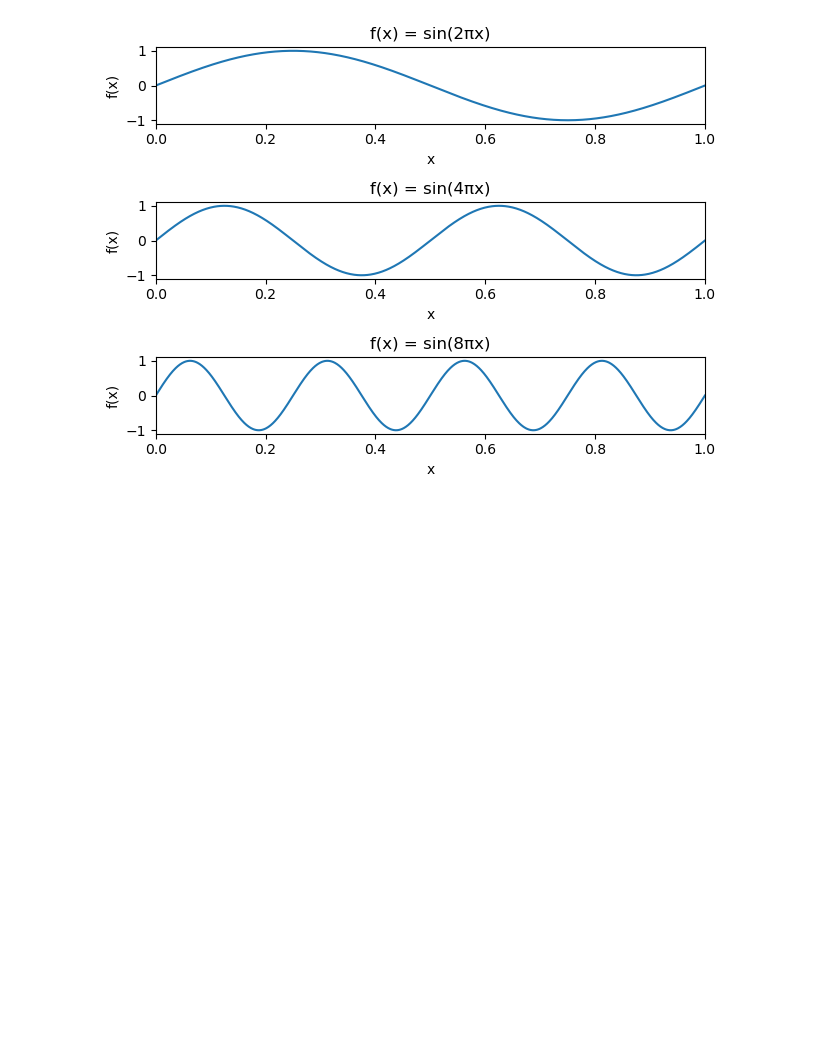
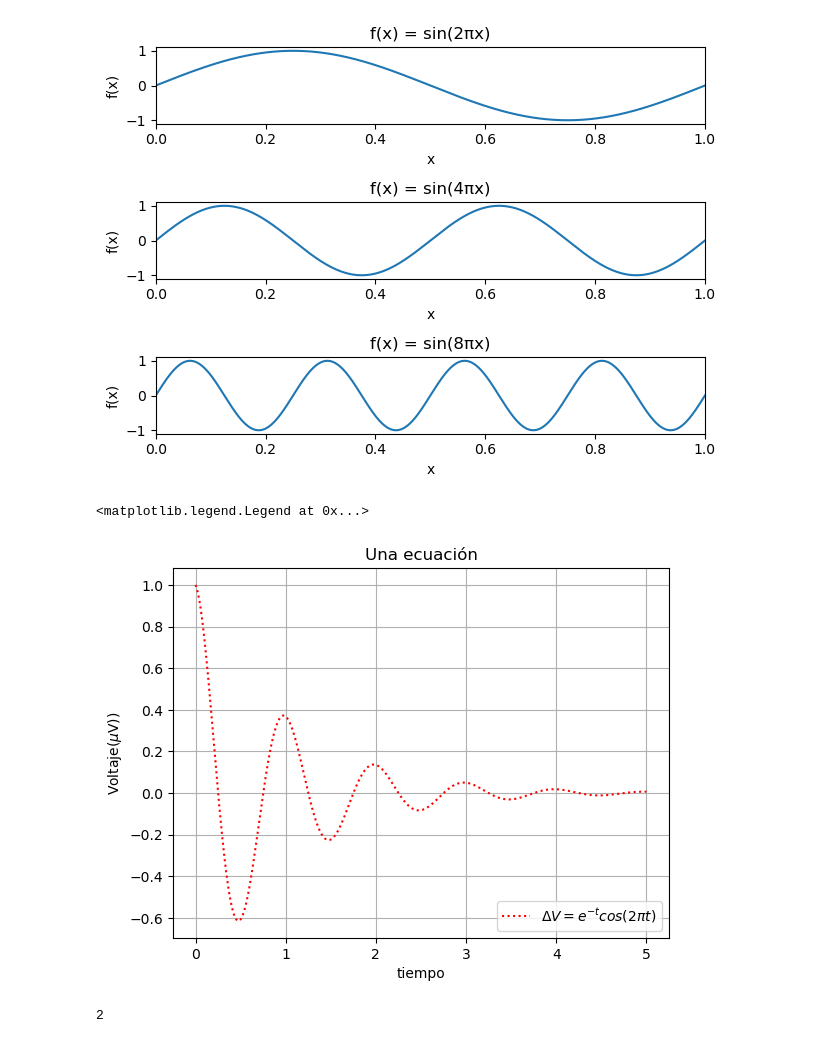
Before and after one commit to IA-UNISON/3-Aprendizaje, a Jupyter notebook: Introducción_a_Numpy_y_Matplotlib.ipynb, the cells around one changed output. Saved outputs shown, nothing was run; the diff lists cells and outputs as text; code cells hidden in the pictures; blank space fills up the shorter version.

```diff
--- a/Introducción_a_Numpy_y_Matplotlib.ipynb
+++ b/Introducción_a_Numpy_y_Matplotlib.ipynb
@@ -577,3 +575,24 @@ plt.axis([0,1,-1.1,1.1])
 plt.tight_layout()
 # %% [output]
 [figure]
+# %%
+# exp(-t)*cos(2*pi*t)
+x = np.linspace(0,5,1000)
+y = np.exp(-x)*np.cos(2*np.pi*x)
+
+plt.plot(x, y, linestyle = "dotted", color = "r",label="$\\Delta V = e^{-t}cos(2\\pi t)$")
+plt.grid()
+plt.title("Una ecuación")
+plt.xlabel("tiempo")
+plt.ylabel("Voltaje($\\mu $V))")
+plt.legend(loc=4)
+# %% [output]
+<matplotlib.legend.Legend at 0x...>
+[figure, added]
+# %%
+filename = get_sample_data('jacksboro_fault_dem.npz', asfileobj=False)
+
+with np.load(filename) as dem:
+    elev = dem['elevation']
+# %% [output]
+2
```
Also changed, not shown: parts of 2 cells of this notebook.
